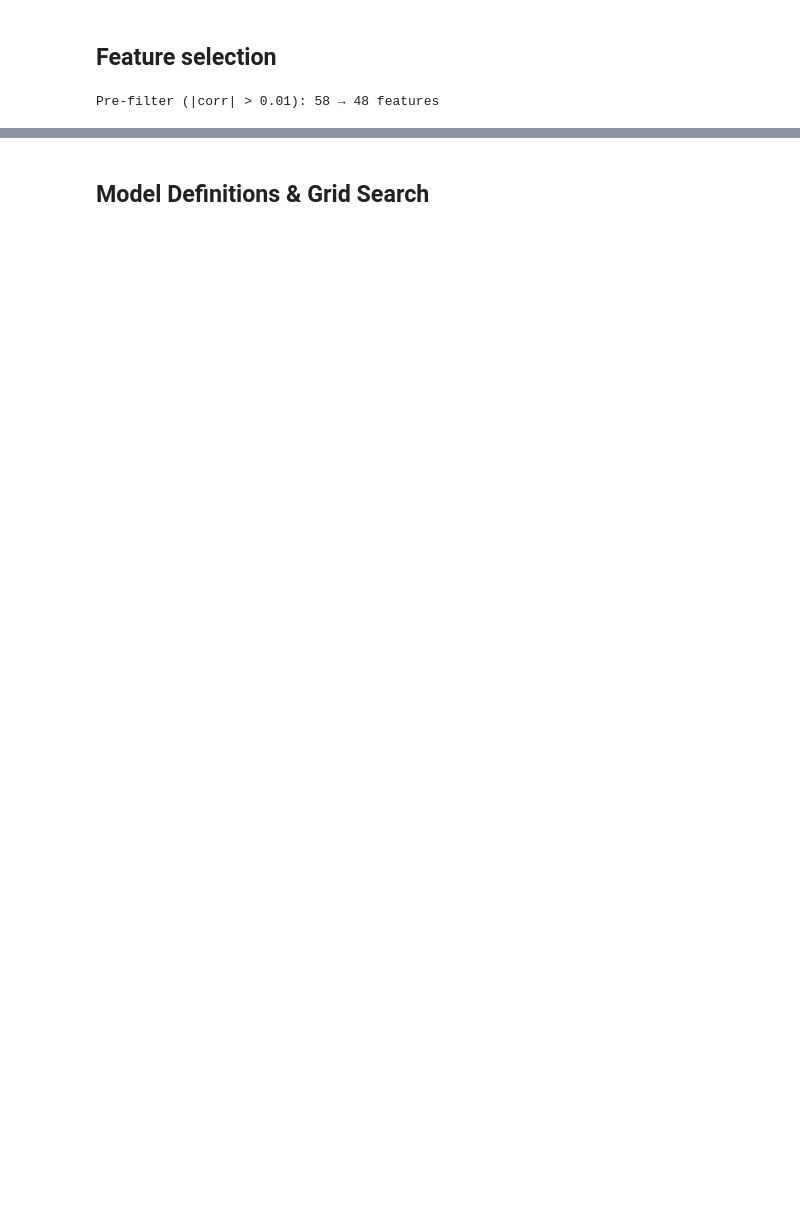
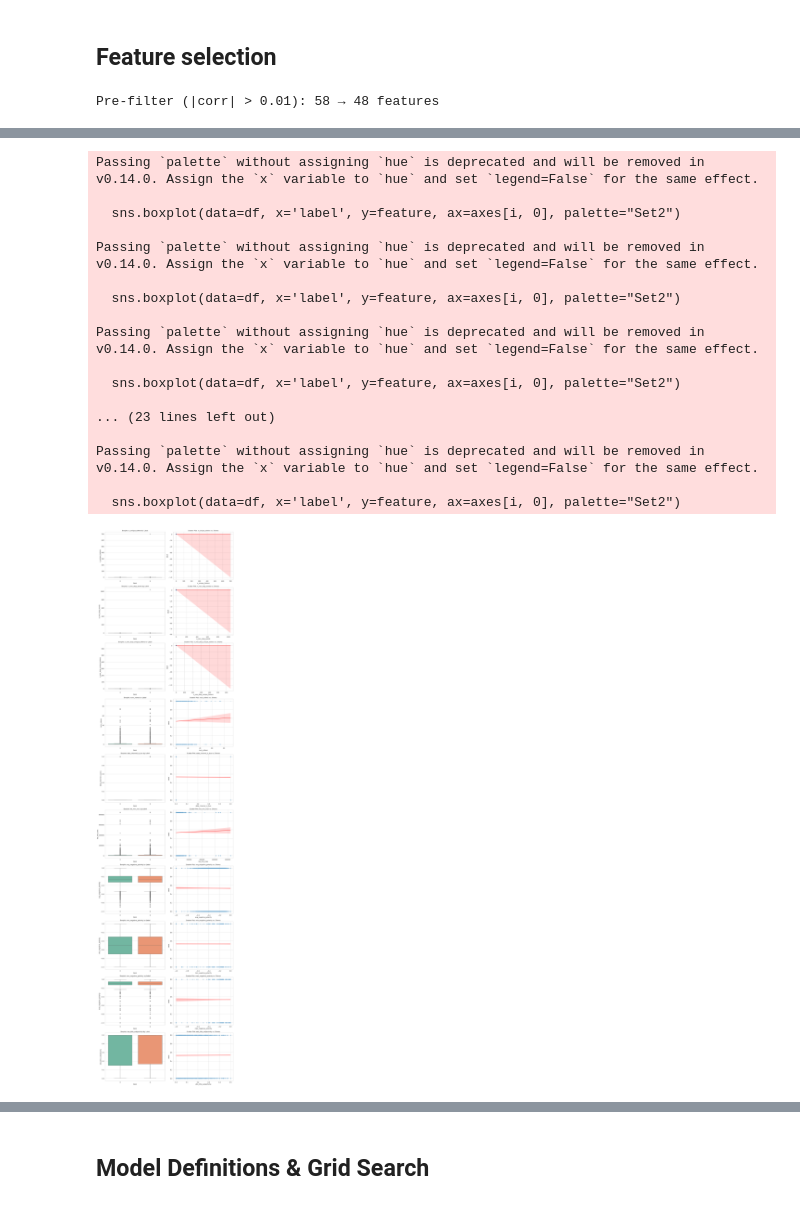
Before and after one commit to safoura-banihashemi/predicting-online-news-popularity, a Jupyter notebook: Predicting.ipynb, the cells around one changed output, grey strips where cells are left out. Drawn from its saved outputs; the diff is of its cells as text; code cells hidden in the pictures; blank space fills up the shorter version.

```diff
--- a/Predicting.ipynb
+++ b/Predicting.ipynb
@@ -594,0 +649,47 @@ Fold 3: train_n=23786  test_n=3964
+# %%
+# Define the noisy features list
+noisy_features = [
+    'n_unique_tokens', 'n_non_stop_words', 'n_non_stop_unique_tokens',
+    'num_videos', 'data_channel_is_bus', 'kw_min_max',
+    'avg_negative_polarity', 'min_negative_polarity',
+    'max_negative_polarity', 'abs_title_subjectivity'
+]
+
+# Set up the plotting grid (5 rows, 2 columns)
+fig, axes = plt.subplots(nrows=10, ncols=2, figsize=(15, 60))
+sns.set_style("whitegrid")
+
+for i, feature in enumerate(noisy_features):
+    # --- Box Plot (Distribution check) ---
+    # Good for categorical noise like 'data_channel_is_bus'
+    sns.boxplot(data=df, x='label', y=feature, ax=axes[i, 0], palette="Set2")
+    axes[i, 0].set_title(f"Boxplot: {feature} by Label")
+
+    # --- Scatter Plot (Linearity/Correlation check) ---
+    # Using 'shares' for scatter plot often shows noise better than the binary 'label'
+    sns.regplot(data=df, x=feature, y='label', ax=axes[i, 1],
+                scatter_kws={'alpha':0.3, 's':10},
+                line_kws={'color':'red'})
+    axes[i, 1].set_title(f"Scatter Plot: {feature} vs. Shares")
+
+plt.tight_layout()
+plt.show()
+# %% [output]
+Passing `palette` without assigning `hue` is deprecated and will be removed in v0.14.0. Assign the `x` variable to `hue` and set `legend=False` for the same effect.
+
+  sns.boxplot(data=df, x='label', y=feature, ax=axes[i, 0], palette="Set2")
+
+Passing `palette` without assigning `hue` is deprecated and will be removed in v0.14.0. Assign the `x` variable to `hue` and set `legend=False` for the same effect.
+
+  sns.boxplot(data=df, x='label', y=feature, ax=axes[i, 0], palette="Set2")
+
+Passing `palette` without assigning `hue` is deprecated and will be removed in v0.14.0. Assign the `x` variable to `hue` and set `legend=False` for the same effect.
+
+  sns.boxplot(data=df, x='label', y=feature, ax=axes[i, 0], palette="Set2")
+
+... (23 lines left out)
+
+Passing `palette` without assigning `hue` is deprecated and will be removed in v0.14.0. Assign the `x` variable to `hue` and set `legend=False` for the same effect.
+
+  sns.boxplot(data=df, x='label', y=feature, ax=axes[i, 0], palette="Set2")
+[figure, added]
```
Also changed, not shown: parts of 51 cells of this notebook.
